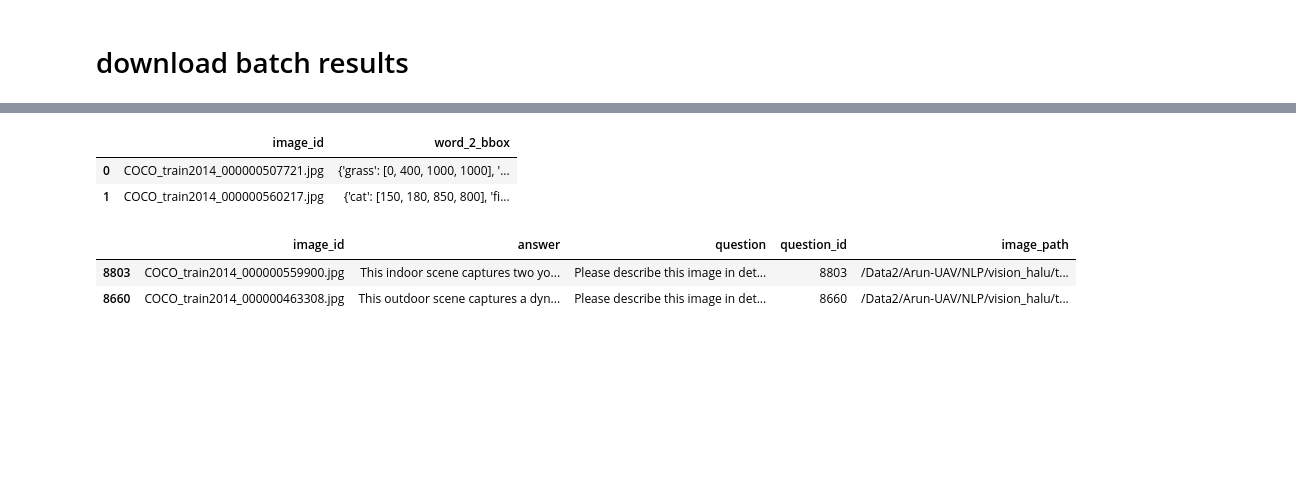
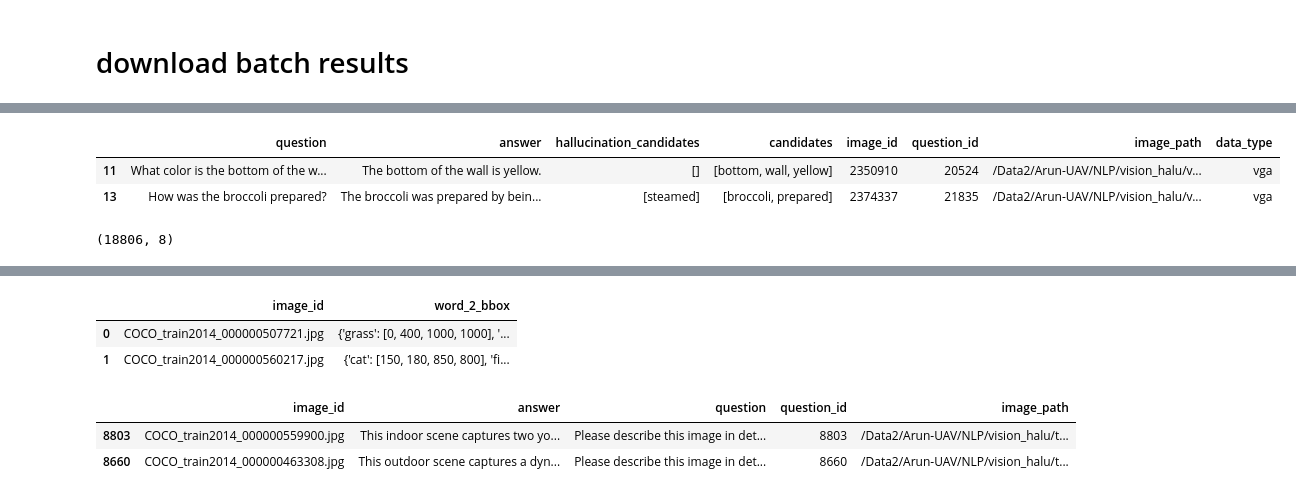
Before and after one commit to sri-harsha-jaladi/vision_hallucination, a Jupyter notebook: helper_nbs/gemini_img_des_batch.ipynb, the cells around one changed output, grey strips where cells are left out. Saved outputs shown, nothing was run; the diff lists cells and outputs as text; code cells hidden in the pictures; blank space fills up the shorter version.

```diff
--- a/helper_nbs/gemini_img_des_batch.ipynb
+++ b/helper_nbs/gemini_img_des_batch.ipynb
@@ -428,0 +425,2 @@ clean_res_df.head(2)
+# %%
+total_res_df = total_res_df.rename(columns={"non_hallucination_candidates": "candidates"})
@@ -428,0 +431,2 @@ clean_res_df.head(2)
+# %%
+target_data = total_res_df[total_res_df["data_type"] == "vga"]
@@ -428,0 +437,2 @@ clean_res_df.head(2)
+# %%
+target_data = target_data[((target_data["hallucination_candidates"].apply(lambda x: len(x) != 0 )) | (target_data["candidates"].apply(lambda x: len(x) !=0)))]
@@ -428,0 +443,3 @@ clean_res_df.head(2)
+# %%
+target_data_s = target_data[target_data["answer"].apply(lambda x: len(x.split(" ")) <= 6 and x[0].isalpha())]
+target_data_l = target_data[target_data["answer"].apply(lambda x: len(x.split(" ")) > 6 and x[0].isalpha())]
@@ -428,0 +460,6 @@ clean_res_df.head(2)
+# %%
+target_data_l.head(2)
+# %% [output]
+|  | question | answer | hallucination_candidates | candidates | image_id | question_id | image_path | data_type |
+| 11 | What color is the bottom of the w... | The bottom of the wall is yellow. | [] | [bottom, wall, yellow] | 2350910 | 20524 | /Data2/Arun-UAV/NLP/vision_halu/v... | vga |
+| 13 | How was the broccoli prepared? | The broccoli was prepared by bein... | [steamed] | [broccoli, prepared] | 2374337 | 21835 | /Data2/Arun-UAV/NLP/vision_halu/v... | vga |
@@ -428,0 +469,4 @@ clean_res_df.head(2)
+# %%
+df_2.shape
+# %% [output]
+(18806, 8)
```
Also changed, not shown: parts of 60 cells of this notebook, 7 other files.
